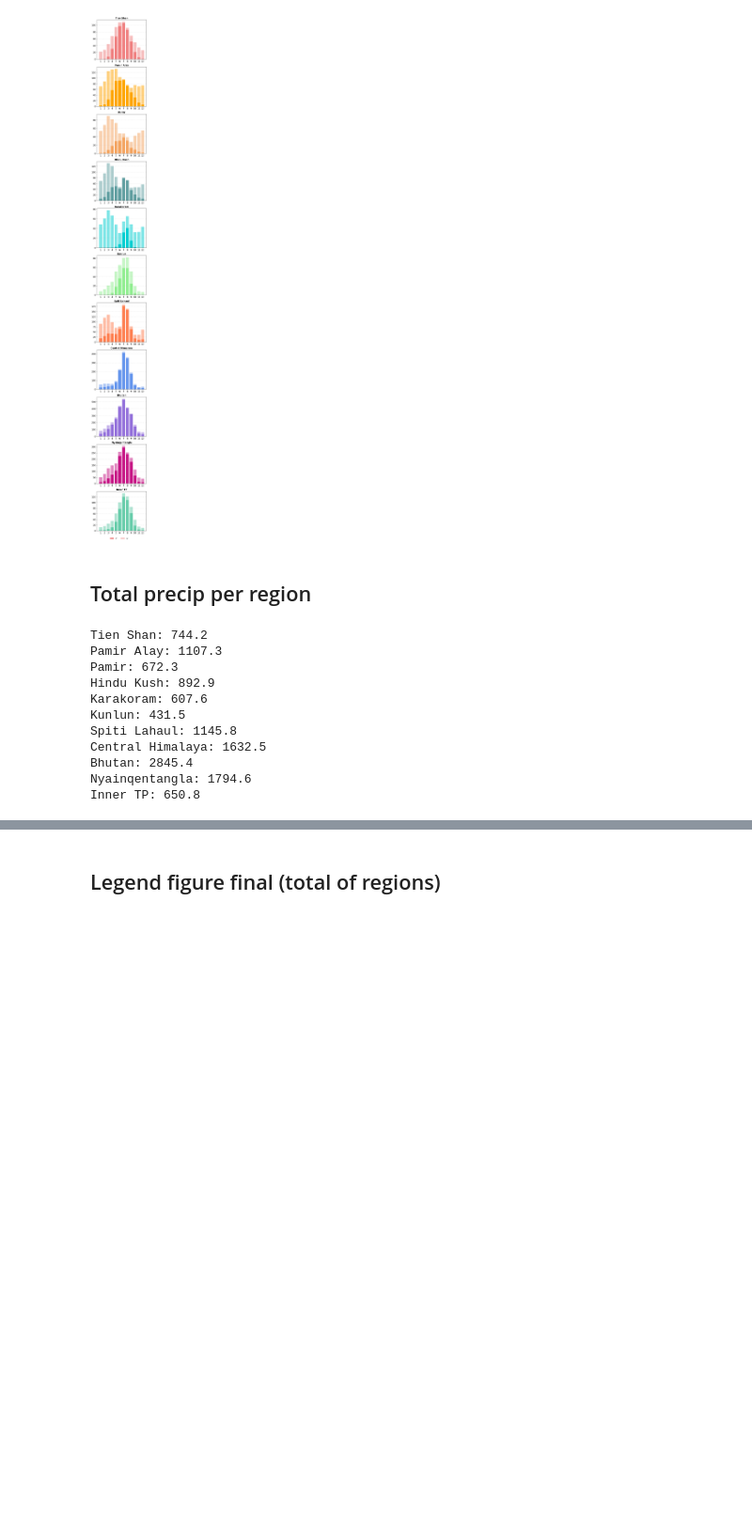
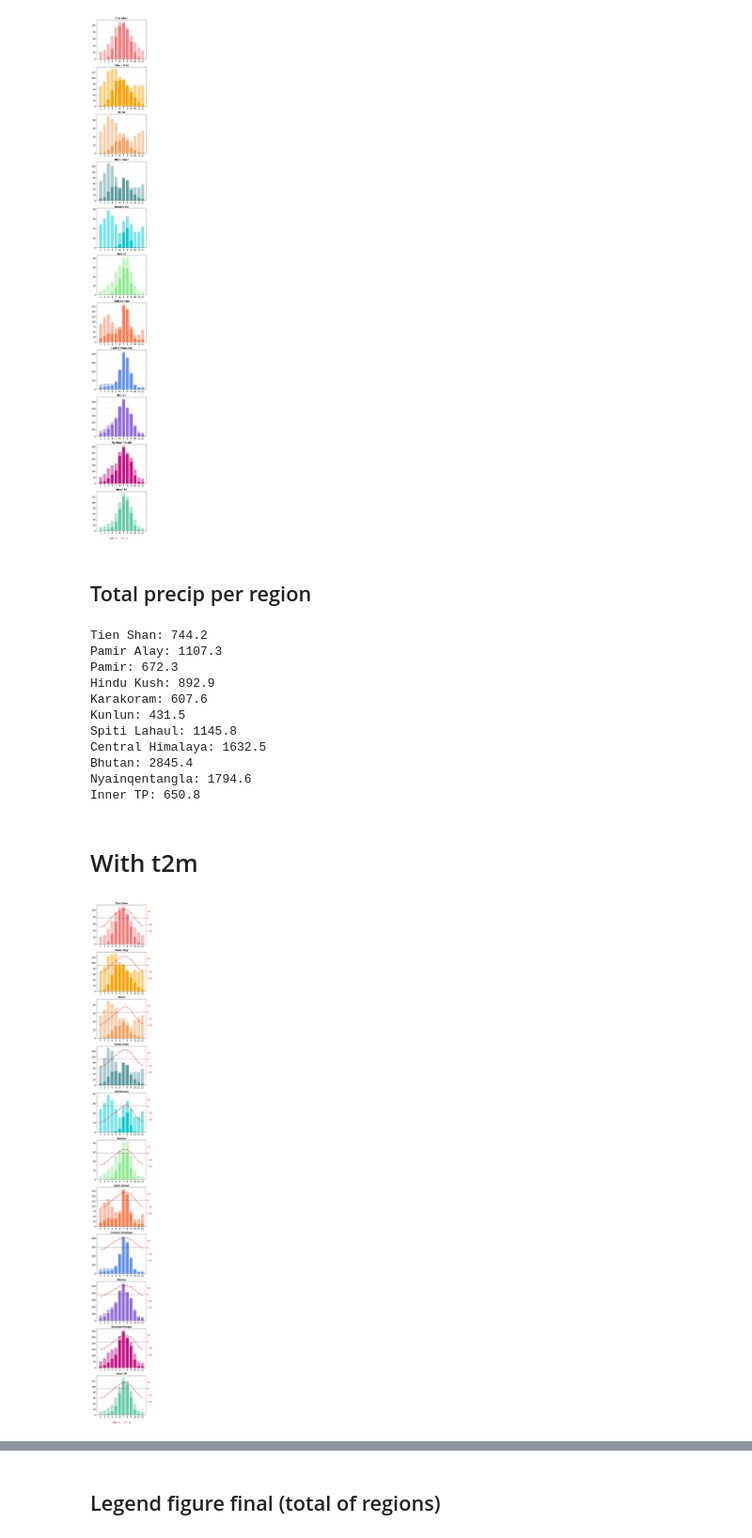
Before and after one commit to jeremy-brice/StageM2_IVT, a Jupyter notebook: papier/Annual_Cycle _var_mean_1960-2019_HIMAPgrouped_final.ipynb, the cells around one changed output, grey strips where cells are left out. Shown at 94% size. Cells and saved outputs as stored; diff of their text form; code cells hidden in the pictures; blank space fills up the shorter version.

```diff
--- a/papier/Annual_Cycle _var_mean_1960-2019_HIMAPgrouped_final.ipynb
+++ b/papier/Annual_Cycle _var_mean_1960-2019_HIMAPgrouped_final.ipynb
@@ -256,3 +256,68 @@ Central Himalaya: 1632.5
 Bhutan: 2845.4
 Nyainqentangla: 1794.6
 Inner TP: 650.8
+# %% [markdown]
+# With t2m
+# %%
+sf_df = var_mean['sf'].set_index("region")[months]
+rf_df = var_mean['rf'].set_index("region")[months]
+tp_df = var_mean['tp'].set_index("region")[months]
+t2m_df = var_mean['t2m'].set_index("region")[months]
+
+fig, axes = plt.subplots(len(domains), 1, figsize=(5.5, 45))
+
+for i, dom in enumerate(domains):
+
+    ax = axes[i]
+
+    ax2 = ax.twinx()  # axe droit
+    ax2.tick_params(axis='y', colors='red')
+    ax2.yaxis.label.set_color('red')
+    ax2.spines['right'].set_color('red')
+
+    rf = rf_df.loc[dom].values
+    sf = sf_df.loc[dom].values
+    tp = tp_df.loc[dom].values
+    t2m = t2m_df.loc[dom].values
+
+    # pluie
+    ax.bar(x, rf, label='rf', color=group_colors[dom])
+
+    # neige empilée
+    ax.bar(x, sf, bottom=rf, label='sf', color=group_colors[dom], alpha=0.5)
+
+    # t2m on right axis
+    ax2.plot(x, t2m,marker='o', linestyle='-',color='red',label=f't2m',linewidth=1.5, markersize=3)
+    ax2.axhline(y=0, color='black', linestyle='-', linewidth=1, alpha = 0.7)
+    ax2.set_ylim(bottom=-40, top=20)
+    ticks = np.arange(-40, 20, 10)
+    ticks_filtered = ticks[(ticks >= -20) & (ticks <= 20)]
+    ax2.set_yticks(ticks_filtered)
+    ax2.tick_params(axis='y', labelsize=14)
+
+
+    ax.set_title(dom, fontsize=14, weight='bold')
+
+    ax.grid(axis='y', linestyle='--', alpha=0.4)
+
+    #ax.set_ylabel('[mm/month]', fontsize=14)
+    ax.tick_params(axis='y', labelsize=14)
+    ax.set_xticks(x)
+    #ax.set_xticklabels(months, rotation=45, fontsize=14)
+    ax.set_xticklabels(x, fontsize=14)
+
+# légende
+handles, labels = axes[0].get_legend_handles_labels()
+fig.legend(
+    handles,
+    labels,
+    loc='lower center',
+    ncol=3,
+    fontsize=12,
+    frameon=False
+)
+
+plt.tight_layout(rect=[0, 0.01, 1, 1]) # [left, bottom, right, top]
+plt.show()
+# %% [output]
+[figure, added]
```
Also changed, not shown: parts of 3 cells of this notebook.
